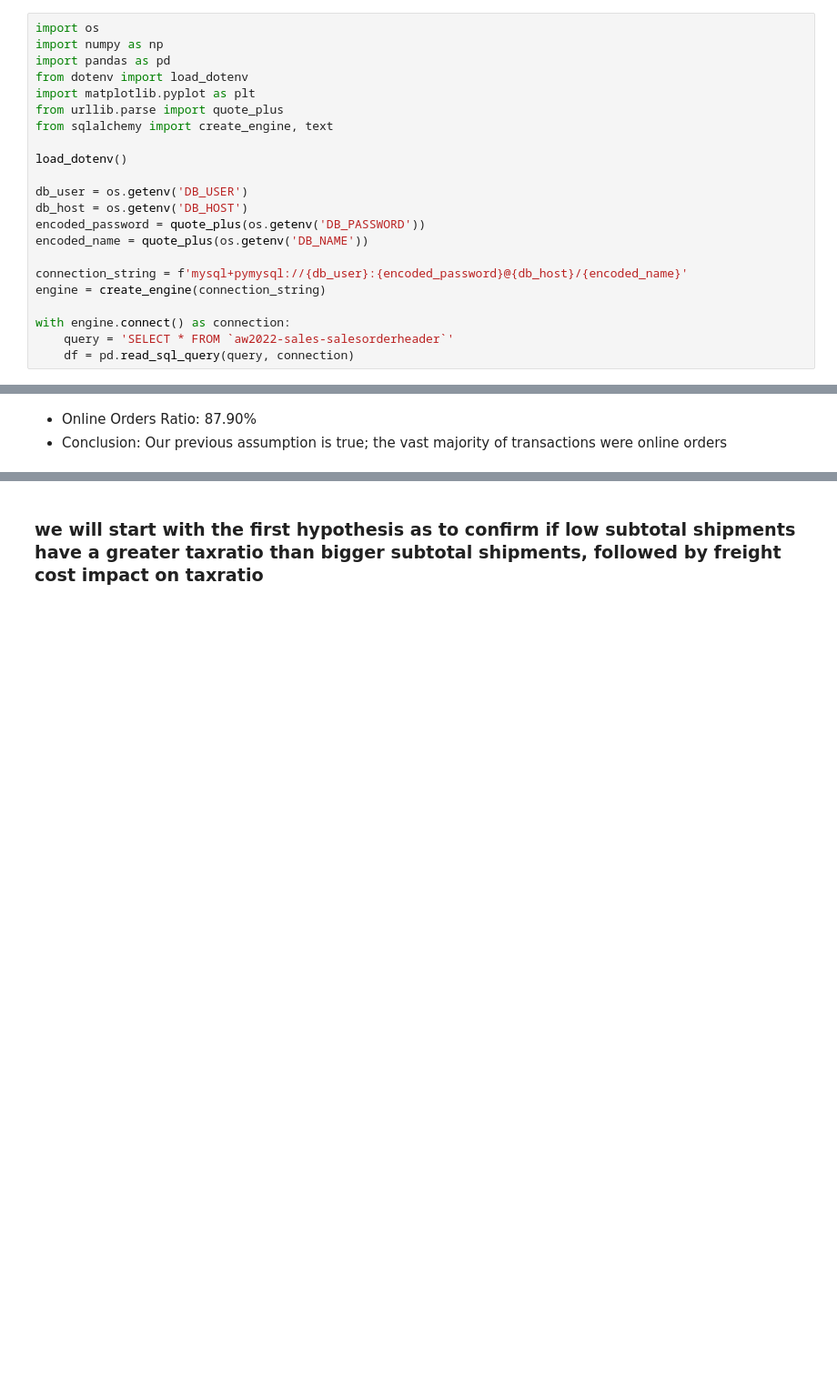
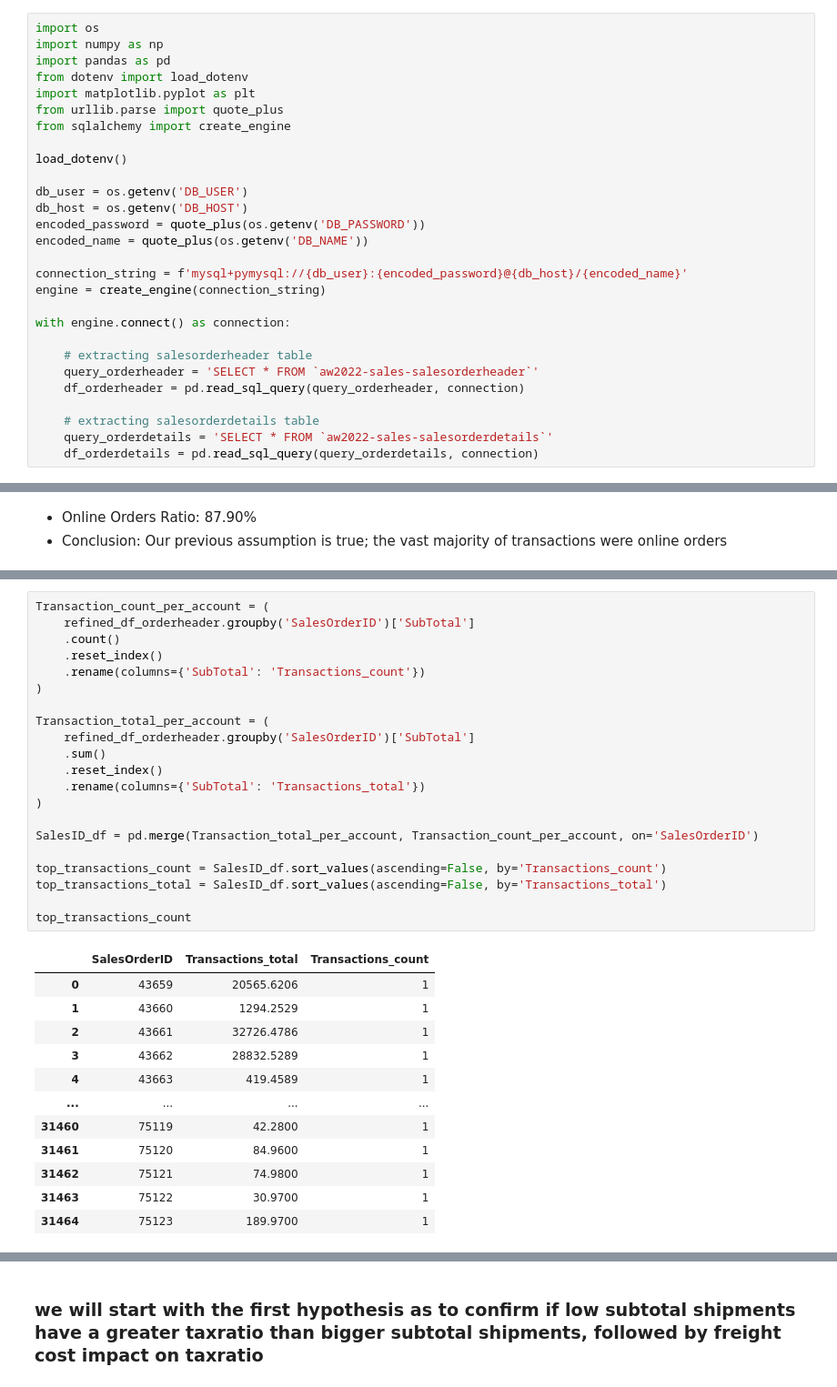
Before and after one commit to AtlasMarbx/AdventureWorks-Data-Migration-and-insight-extraction, a Jupyter notebook: EDA_process.ipynb, the cells around one changed output, grey strips where cells are left out. Shown at 91% size. Saved outputs shown, nothing was run; the diff lists cells and outputs as text; blank space fills up the shorter version.

```diff
--- a/EDA_process.ipynb
+++ b/EDA_process.ipynb
@@ -17,7 +18,7 @@ import pandas as pd
 from dotenv import load_dotenv
 import matplotlib.pyplot as plt
 from urllib.parse import quote_plus
-from sqlalchemy import create_engine, text
+from sqlalchemy import create_engine
 
 load_dotenv()
 
@@ -30,8 +31,14 @@ connection_string = f'mysql+pymysql://{db_user}:{encoded_password}@{db_host}/{en
 engine = create_engine(connection_string)
 
 with engine.connect() as connection:
-    query = 'SELECT * FROM `aw2022-sales-salesorderheader`'
-    df = pd.read_sql_query(query, connection)
+
+    # extracting salesorderheader table
+    query_orderheader = 'SELECT * FROM `aw2022-sales-salesorderheader`'
+    df_orderheader = pd.read_sql_query(query_orderheader, connection)
+
+    # extracting salesorderdetails table
+    query_orderdetails = 'SELECT * FROM `aw2022-sales-salesorderdetails`'
+    df_orderdetails = pd.read_sql_query(query_orderdetails, connection)
 # %% [markdown]
 ## A robust query design must:
 
@@ -166,0 +177,34 @@ refined_df.head()
+# %%
+Transaction_count_per_account = (
+    refined_df_orderheader.groupby('SalesOrderID')['SubTotal']
+    .count()
+    .reset_index()
+    .rename(columns={'SubTotal': 'Transactions_count'})
+)
+
+Transaction_total_per_account = (
+    refined_df_orderheader.groupby('SalesOrderID')['SubTotal']
+    .sum()
+    .reset_index()
+    .rename(columns={'SubTotal': 'Transactions_total'})
+)
+
+SalesID_df = pd.merge(Transaction_total_per_account, Transaction_count_per_account, on='SalesOrderID')
+
+top_transactions_count = SalesID_df.sort_values(ascending=False, by='Transactions_count')
+top_transactions_total = SalesID_df.sort_values(ascending=False, by='Transactions_total')
+
+top_transactions_count
+# %% [output]
+|  | SalesOrderID | Transactions_total | Transactions_count |
+| 0 | 43659 | 20565.6206 | 1 |
+| 1 | 43660 | 1294.2529 | 1 |
+| 2 | 43661 | 32726.4786 | 1 |
+| 3 | 43662 | 28832.5289 | 1 |
+| 4 | 43663 | 419.4589 | 1 |
+| ... | ... | ... | ... |
+| 31460 | 75119 | 42.2800 | 1 |
+| 31461 | 75120 | 84.9600 | 1 |
+| 31462 | 75121 | 74.9800 | 1 |
+| 31463 | 75122 | 30.9700 | 1 |
+| 31464 | 75123 | 189.9700 | 1 |
```
Also changed, not shown: parts of 20 cells of this notebook.
